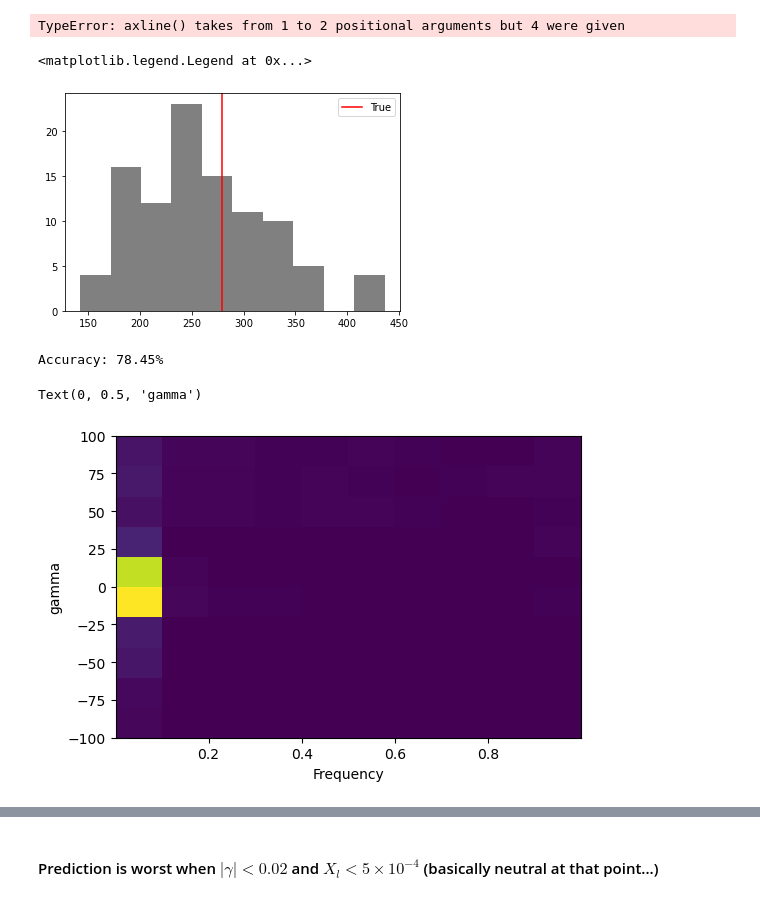
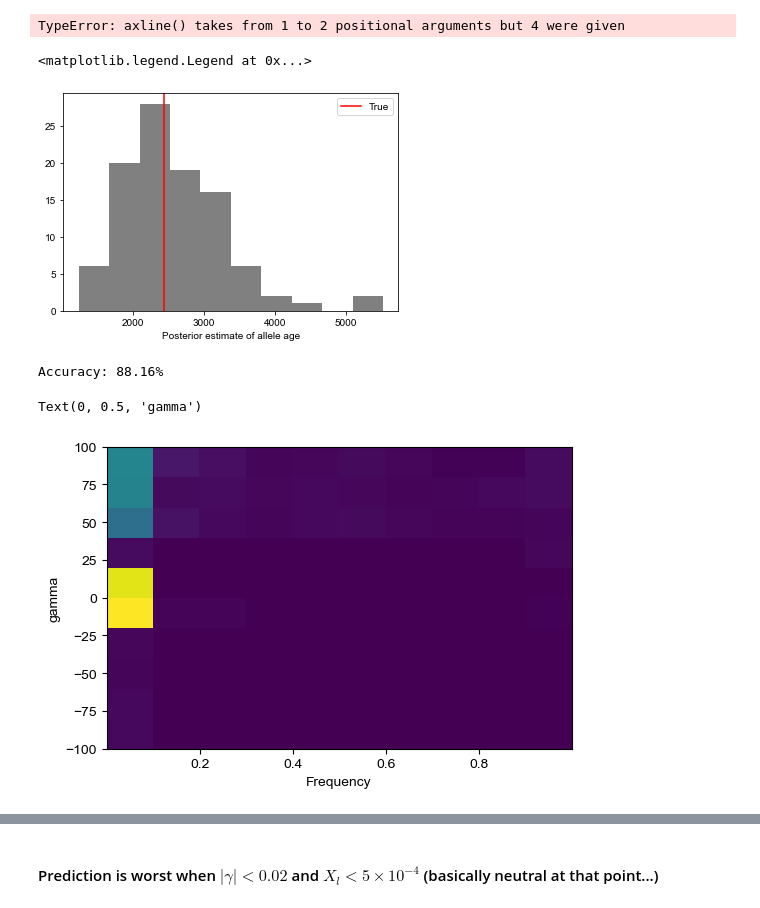
Before and after one commit to VivaswatS/selCoefEst, a Jupyter notebook: working_selCoefEst.ipynb, the cells around one changed output, grey strips where cells are left out. Cells and saved outputs as stored; diff of their text form; code cells hidden in the pictures.

```diff
--- a/working_selCoefEst.ipynb
+++ b/working_selCoefEst.ipynb
@@ -159,7 +176,7 @@ plt.plot(np.exp(np.ravel(test_labs)), np.exp(np.ravel(preds)), 'o',  color="grey
 Borrowed from https://tiao.io/post/tutorial-on-variational-autoencoders-with-a-concise-keras-implementation/
 # %%
 intermediate_dim = 128
-latent_dim = 32
+latent_dim = 16
 batch_size = 512
 epsilon_std = 1.0
 
@@ -300,12 +301,13 @@ plt.plot(np.exp(np.mean(preds_vae,0)), np.mean(np.exp(preds_vae),0), 'o',  color
 TypeError: axline() takes from 1 to 2 positional arguments but 4 were given
 # %%
 ## plot histogram of samples of allele age...
-plt.hist(np.exp(preds_vae[:,76]), color="grey")
-plt.axvline(x=np.exp(test_labs[76]), color="red", label="True")
+plt.hist(np.exp(preds_vae[:,754]), color="grey")
+plt.xlabel('Posterior estimate of allele age')
+plt.axvline(x=np.exp(test_labs[754]), color="red", label="True")
 plt.legend()
 # %% [output]
 <matplotlib.legend.Legend at 0x...>
-[figure, old version]
+[figure, new version]
 # %%
 def get_eci(x, alpha=0.05):
     e_ecdf = ECDF(np.sort(x))
@@ -320,7 +322,7 @@ for i in range(len(test_labs)):
 
 print('Accuracy: {:.2f}%'.format(100*np.sum(inctr)/len(test_labs)))
 # %% [output]
-Accuracy: 78.45%
+Accuracy: 88.16%
 # %%
 # frequencies & gamma at which prediction was not within the CI
 plt.figure(dpi=100)
@@ -329,4 +331,4 @@ plt.xlabel('Frequency')
 plt.ylabel('gamma')
 # %% [output]
 Text(0, 0.5, 'gamma')
-[figure, old version]
+[figure, new version]
```
Also changed, not shown: parts of 20 cells of this notebook.
